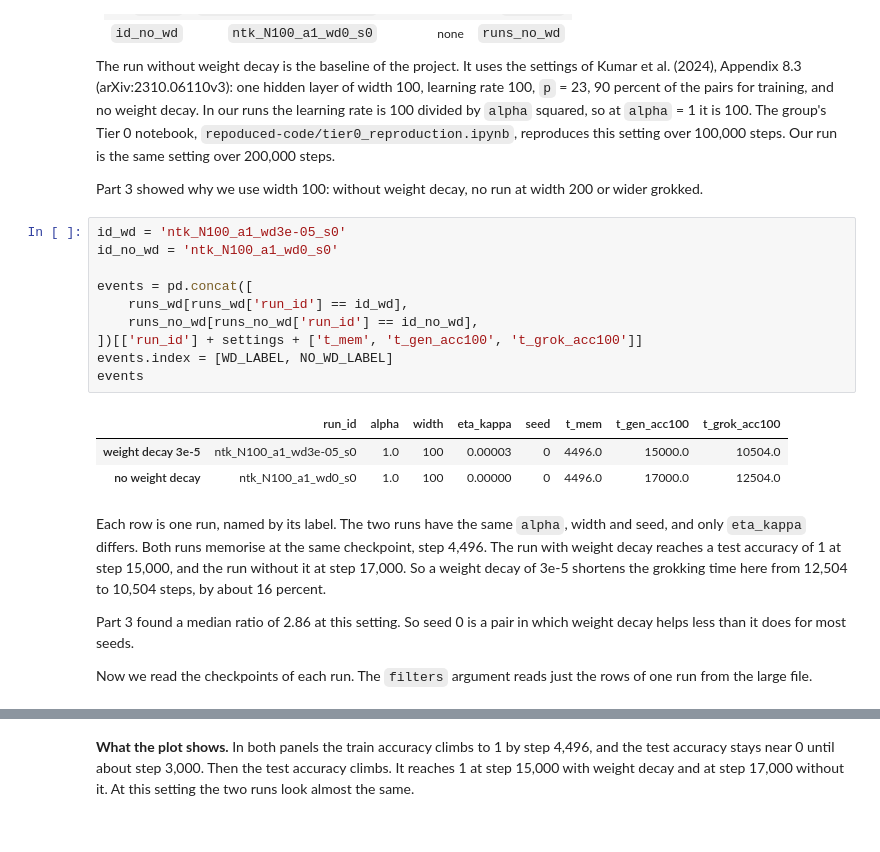
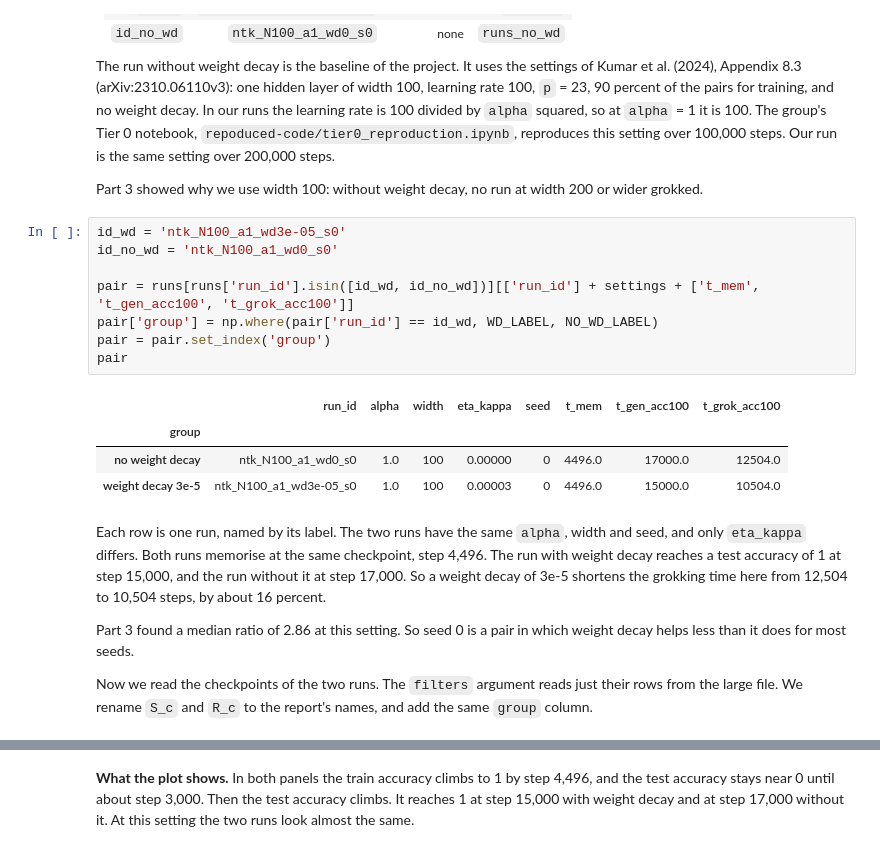
Before and after one commit to ZainAlSaffi-Dev/STAT3007, a Jupyter notebook: model_fitting/fitting.ipynb, the cells around one changed output, grey strips where cells are left out. Cells and saved outputs as stored; diff of their text form.

```diff
--- a/model_fitting/fitting.ipynb
+++ b/model_fitting/fitting.ipynb
@@ -397,20 +384,19 @@ Part 3 showed why we use width 100: without weight decay, no run at width 200 or
 # %%
 id_wd = 'ntk_N100_a1_wd3e-05_s0'
 id_no_wd = 'ntk_N100_a1_wd0_s0'
 
-events = pd.concat([
-    runs_wd[runs_wd['run_id'] == id_wd],
-    runs_no_wd[runs_no_wd['run_id'] == id_no_wd],
-])[['run_id'] + settings + ['t_mem', 't_gen_acc100', 't_grok_acc100']]
-events.index = [WD_LABEL, NO_WD_LABEL]
-events
+pair = runs[runs['run_id'].isin([id_wd, id_no_wd])][['run_id'] + settings + ['t_mem', 't_gen_acc100', 't_grok_acc100']]
+pair['group'] = np.where(pair['run_id'] == id_wd, WD_LABEL, NO_WD_LABEL)
+pair = pair.set_index('group')
+pair
 # %% [output]
 |  | run_id | alpha | width | eta_kappa | seed | t_mem | t_gen_acc100 | t_grok_acc100 |
+| group |  |  |  |  |  |  |  |  |
+| no weight decay | ntk_N100_a1_wd0_s0 | 1.0 | 100 | 0.00000 | 0 | 4496.0 | 17000.0 | 12504.0 |
 | weight decay 3e-5 | ntk_N100_a1_wd3e-05_s0 | 1.0 | 100 | 0.00003 | 0 | 4496.0 | 15000.0 | 10504.0 |
-| no weight decay | ntk_N100_a1_wd0_s0 | 1.0 | 100 | 0.00000 | 0 | 4496.0 | 17000.0 | 12504.0 |
 # %% [markdown]
 Each row is one run, named by its label. The two runs have the same `alpha`, width and seed, and only `eta_kappa` differs. Both runs memorise at the same checkpoint, step 4,496. The run with weight decay reaches a test accuracy of 1 at step 15,000, and the run without it at step 17,000. So a weight decay of 3e-5 shortens the grokking time here from 12,504 to 10,504 steps, by about 16 percent.
 
 Part 3 found a median ratio of 2.86 at this setting. So seed 0 is a pair in which weight decay helps less than it does for most seeds.
 
-Now we read the checkpoints of each run. The `filters` argument reads just the rows of one run from the large file.
+Now we read the checkpoints of the two runs. The `filters` argument reads just their rows from the large file. We rename `S_c` and `R_c` to the report's names, and add the same `group` column.
```
Also changed, not shown: parts of 64 cells of this notebook, 1 other file.
